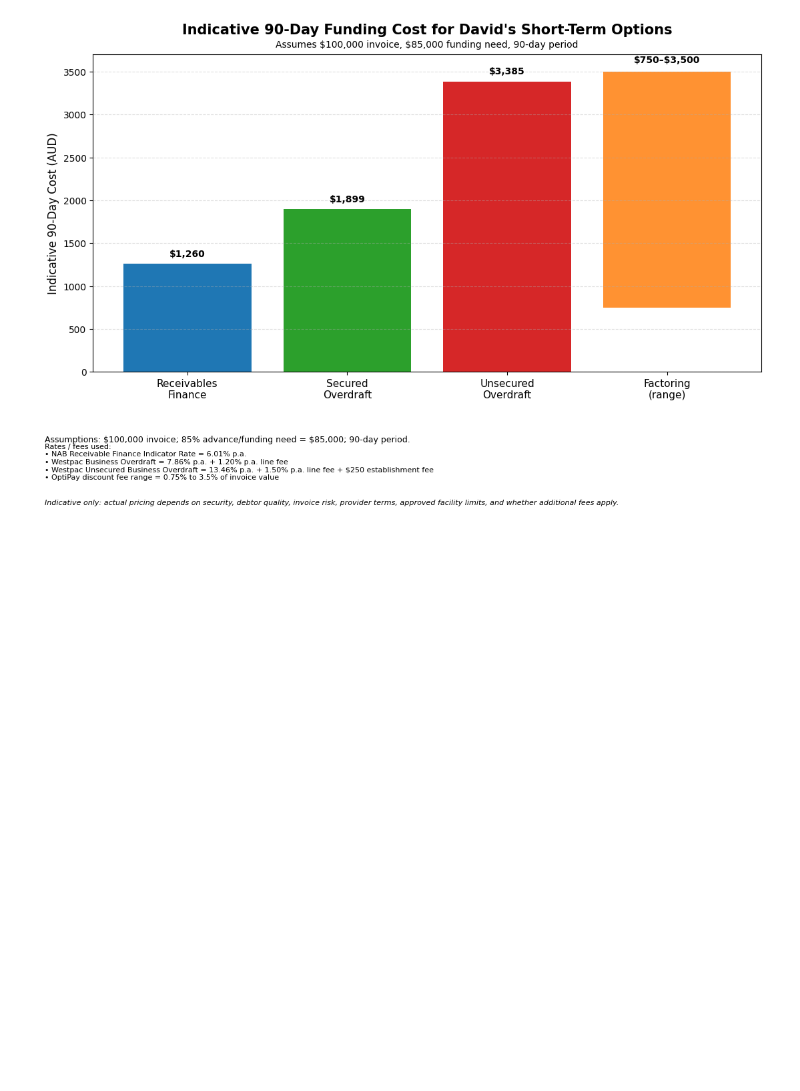
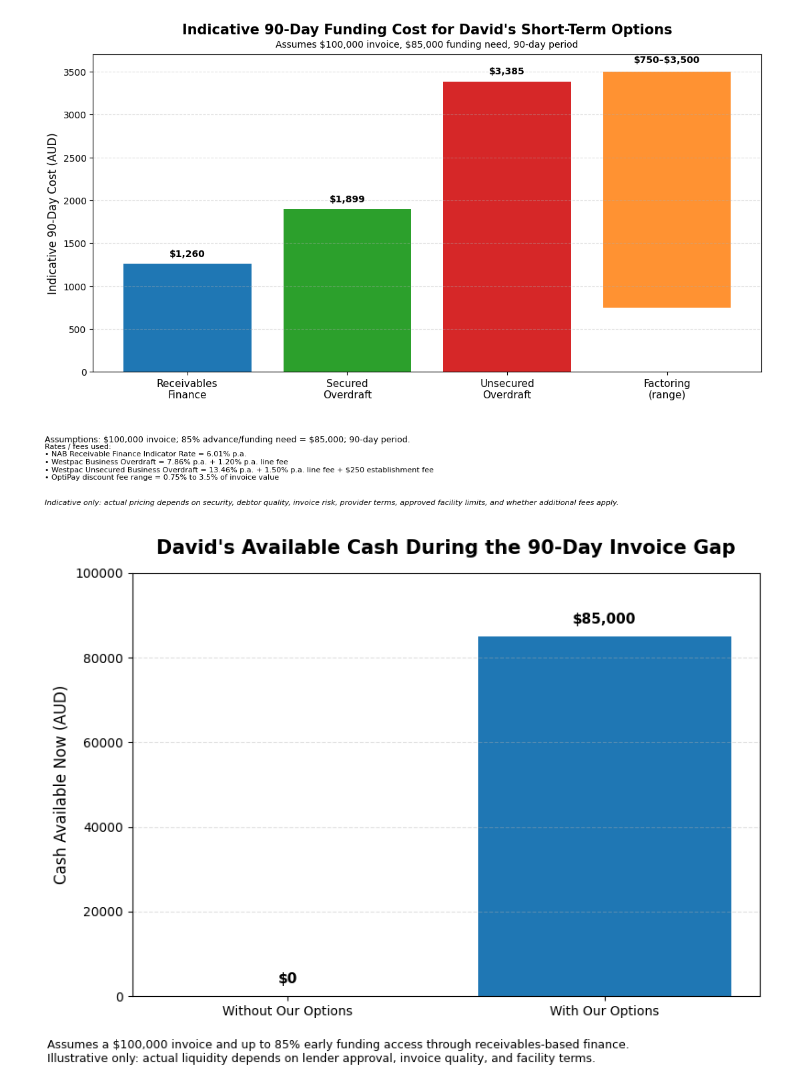
Before and after one commit to ChrisR32/graphs, a Jupyter notebook: graph.ipynb, the cells around one changed output. Cells and saved outputs as stored; diff of their text form; code cells hidden in the pictures; blank space fills up the shorter version.

Commit message:
more fin graphs

```diff
--- a/graph.ipynb
+++ b/graph.ipynb
@@ -1883,3 +1883,59 @@ plt.savefig("short_term_funding_costs_90_days_floating_factoring.png", dpi=300,
 plt.show()
 # %% [output]
 [figure]
+# %%
+import matplotlib.pyplot as plt
+
+# ----------------------------
+# assumptions
+# ----------------------------
+invoice_value = 100000
+available_cash_without = 0
+available_cash_with = 85000   # based on 85% advance assumption
+
+labels = ["Without Our Options", "With Our Options"]
+values = [available_cash_without, available_cash_with]
+
+fig, ax = plt.subplots(figsize=(8, 6))
+
+bars = ax.bar(labels, values)
+
+# title and labels
+ax.set_title(
+    "David's Available Cash During the 90-Day Invoice Gap",
+    fontsize=15,
+    fontweight="bold",
+    pad=15
+)
+ax.set_ylabel("Cash Available Now (AUD)", fontsize=12)
+ax.set_ylim(0, 100000)
+ax.grid(axis="y", linestyle="--", alpha=0.4)
+
+# value labels
+for bar, value in zip(bars, values):
+    ax.text(
+        bar.get_x() + bar.get_width() / 2,
+        value + 2500,
+        f"${value:,.0f}",
+        ha="center",
+        va="bottom",
+        fontsize=11,
+        fontweight="bold"
+    )
+
+# note under chart
+fig.text(
+    0.01,
+    0.02,
+    "Assumes a $100,000 invoice and up to 85% early funding access through receivables-based finance.\n"
+    "Illustrative only: actual liquidity depends on lender approval, invoice quality, and facility terms.",
+    ha="left",
+    va="bottom",
+    fontsize=9
+)
+
+plt.tight_layout(rect=[0, 0.08, 1, 1])
+plt.savefig("david_cash_with_vs_without_options.png", dpi=300, bbox_inches="tight")
+plt.show()
+# %% [output]
+[figure, added]
```
Also changed, not shown: parts of 10 cells of this notebook.
